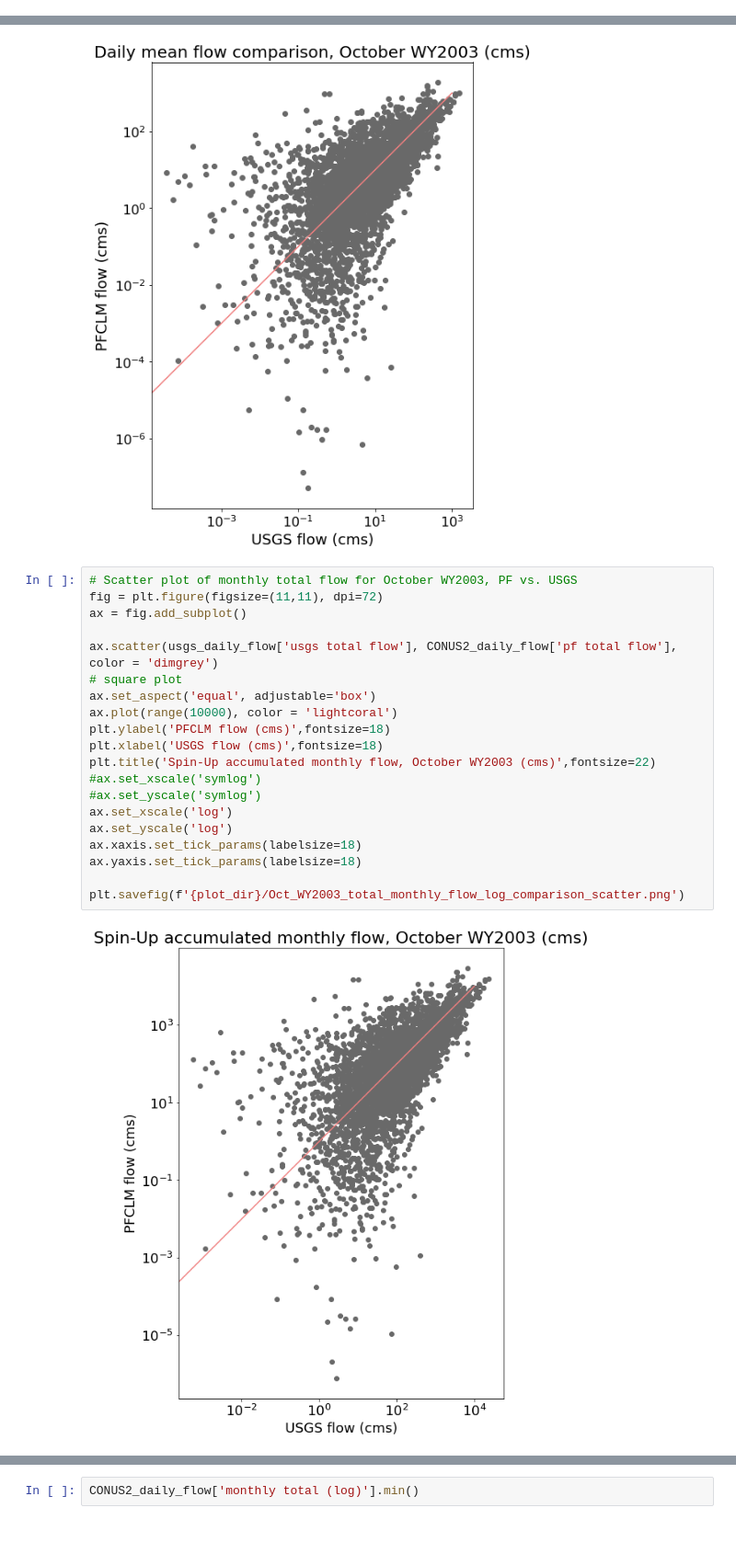
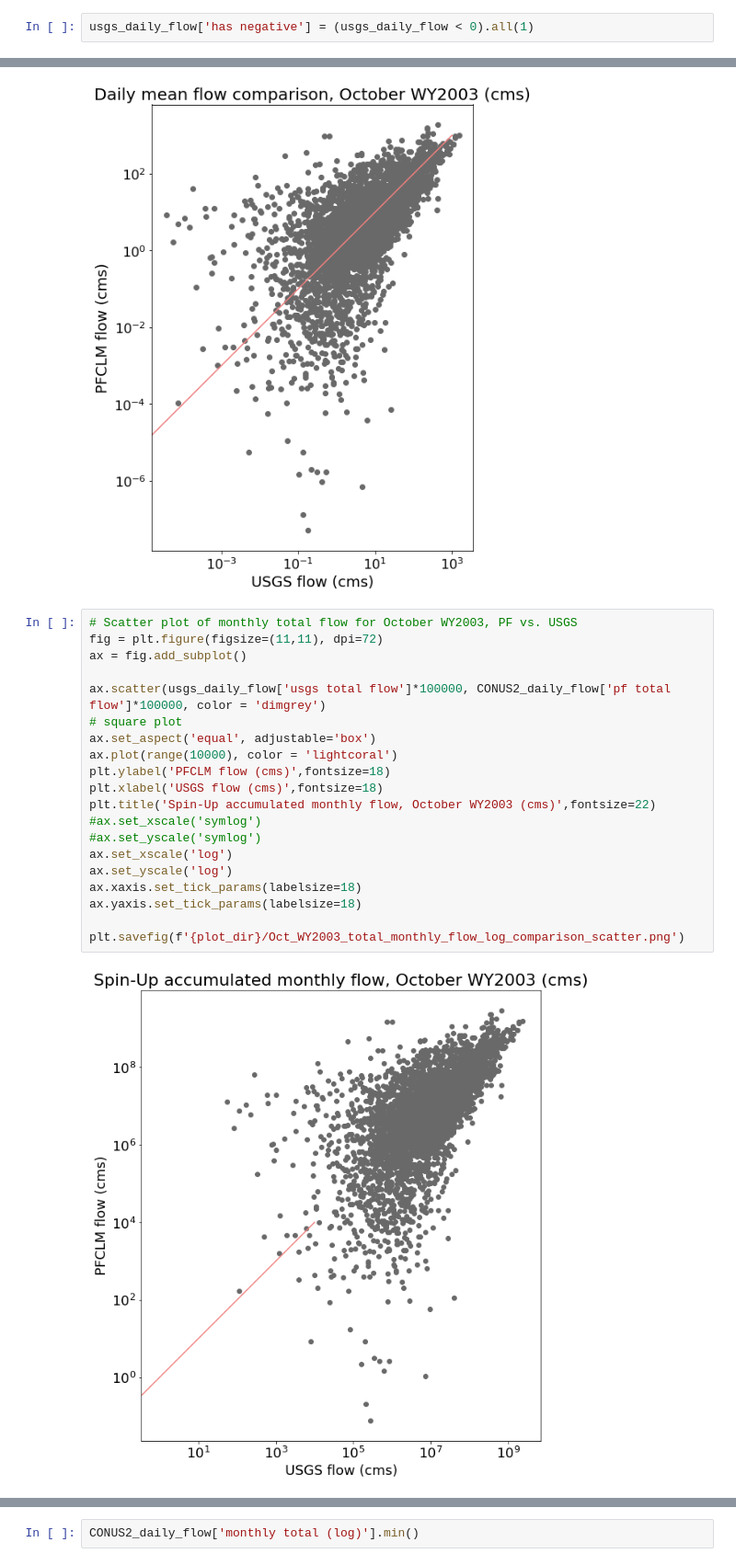
Before and after one commit to danielletijerina/PFCONUS2-analysis, a Jupyter notebook: scripts/Validation/Streamflow/PF-USGS_flow_plots.ipynb, the cells around one changed output, grey strips where cells are left out. Shown: that part at 92% size. Drawn from its saved outputs; the diff is of its cells as text; blank space fills up the shorter version.

Commit message:
worked on streamflow plots

```diff
--- a/scripts/Validation/Streamflow/PF-USGS_flow_plots.ipynb
+++ b/scripts/Validation/Streamflow/PF-USGS_flow_plots.ipynb
@@ -124,3 +124,5 @@ usgs_daily_flow.head()
 | 1017000 | 9.876700 | 9.367300 | 8.461700 | 7.952300 | 7.81080 | 7.13160 | 7.046700 | 6.678800 | ... |
 | 1017550 | 0.023772 | 0.024338 | 0.020659 | 0.018395 | 0.01981 | 0.01981 | 0.018678 | 0.018678 | ... |
 5 rows × 33 columns
+# %%
+usgs_daily_flow['has negative'] = (usgs_daily_flow < 0).all(1)
@@ -169,22 +176,22 @@ plt.savefig(f'{plot_dir}/Oct_WY2003_daily_mean_flow_comparison_scatter_LOG.png')
 # %%
 # Scatter plot of monthly total flow for October WY2003, PF vs. USGS
 fig = plt.figure(figsize=(11,11), dpi=72)
 ax = fig.add_subplot()
 
-ax.scatter(usgs_daily_flow['usgs total flow'], CONUS2_daily_flow['pf total flow'], color = 'dimgrey')
+ax.scatter(usgs_daily_flow['usgs total flow']*100000, CONUS2_daily_flow['pf total flow']*100000, color = 'dimgrey')
 # square plot
 ax.set_aspect('equal', adjustable='box')
 ax.plot(range(10000), color = 'lightcoral')
 plt.ylabel('PFCLM flow (cms)',fontsize=18)
 plt.xlabel('USGS flow (cms)',fontsize=18)
 plt.title('Spin-Up accumulated monthly flow, October WY2003 (cms)',fontsize=22)
 #ax.set_xscale('symlog')
 #ax.set_yscale('symlog')
 ax.set_xscale('log')
 ax.set_yscale('log')
 ax.xaxis.set_tick_params(labelsize=18)
 ax.yaxis.set_tick_params(labelsize=18)
 
 plt.savefig(f'{plot_dir}/Oct_WY2003_total_monthly_flow_log_comparison_scatter.png')
 # %% [output]
-[figure, old version]
+[figure, new version]
```
Also changed, not shown: parts of 4 cells of this notebook.
